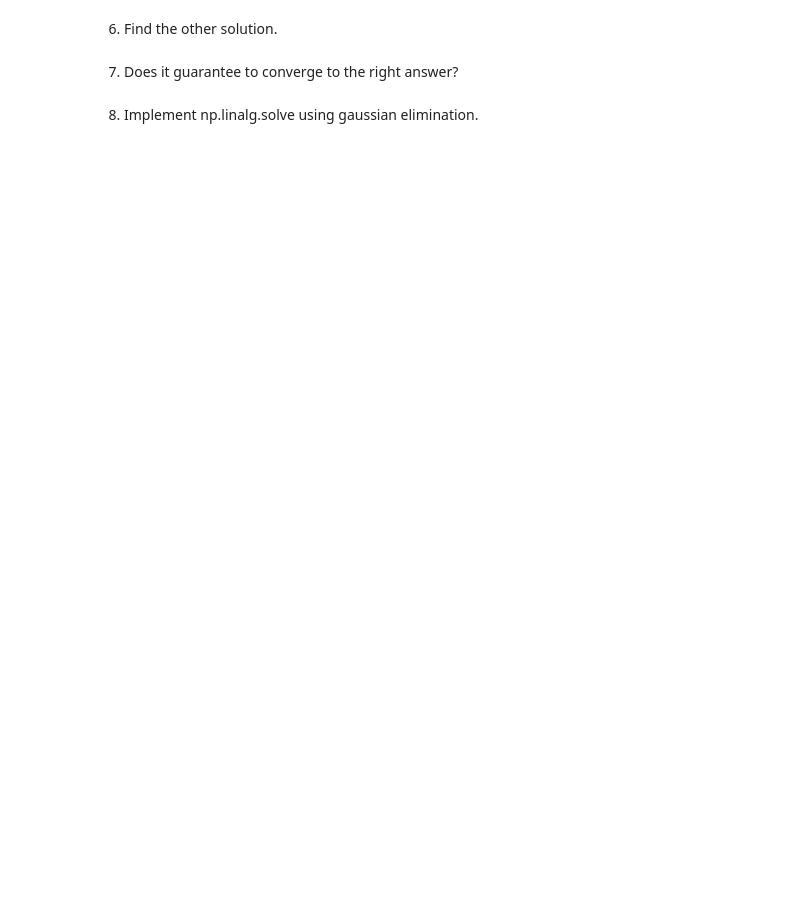
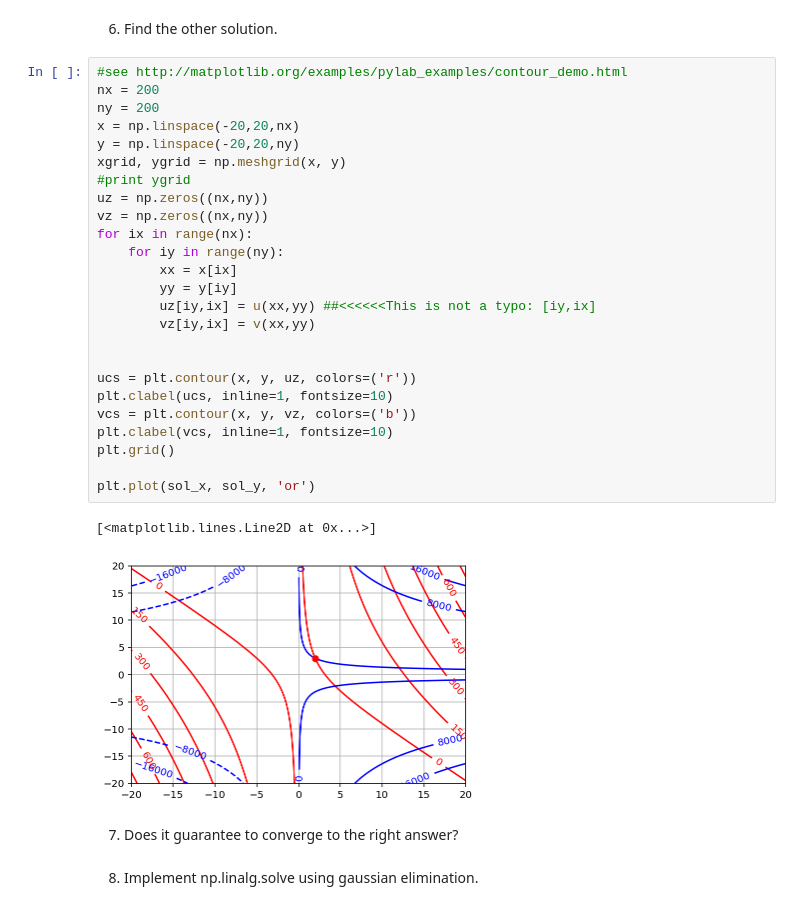
Before and after one commit to MUIC-Numerical-Methods-2018/Exercise-6, a Jupyter notebook: System of Equations.ipynb, the cells around one changed output. Drawn from its saved outputs; the diff is of its cells as text; blank space fills up the shorter version.

```diff
--- a/System of Equations.ipynb
+++ b/System of Equations.ipynb
@@ -170,5 +211,33 @@ def solve(f, g, x0, y0, n):
 # %% [markdown]
 6) Find the other solution.
+# %%
+#see http://matplotlib.org/examples/pylab_examples/contour_demo.html
+nx = 200
+ny = 200
+x = np.linspace(-20,20,nx)
+y = np.linspace(-20,20,ny)
+xgrid, ygrid = np.meshgrid(x, y)
+#print ygrid
+uz = np.zeros((nx,ny))
+vz = np.zeros((nx,ny))
+for ix in range(nx):
+    for iy in range(ny):
+        xx = x[ix]
+        yy = y[iy]
+        uz[iy,ix] = u(xx,yy) ##<<<<<<This is not a typo: [iy,ix]
+        vz[iy,ix] = v(xx,yy)
+
+
+ucs = plt.contour(x, y, uz, colors=('r'))
+plt.clabel(ucs, inline=1, fontsize=10)
+vcs = plt.contour(x, y, vz, colors=('b'))
+plt.clabel(vcs, inline=1, fontsize=10)
+plt.grid()
+
+plt.plot(sol_x, sol_y, 'or')
+# %% [output]
+[<matplotlib.lines.Line2D at 0x...>]
+[figure, added]
 # %% [markdown]
 7) Does it guarantee to converge to the right answer?
 # %% [markdown]
```
Also changed, not shown: parts of 4 cells of this notebook.
